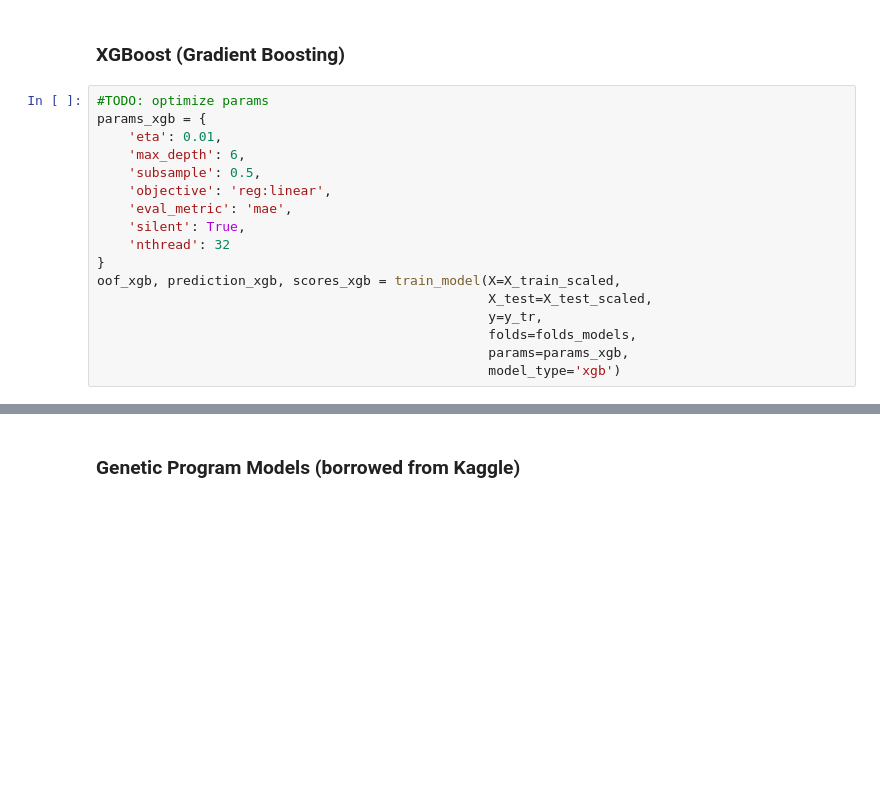
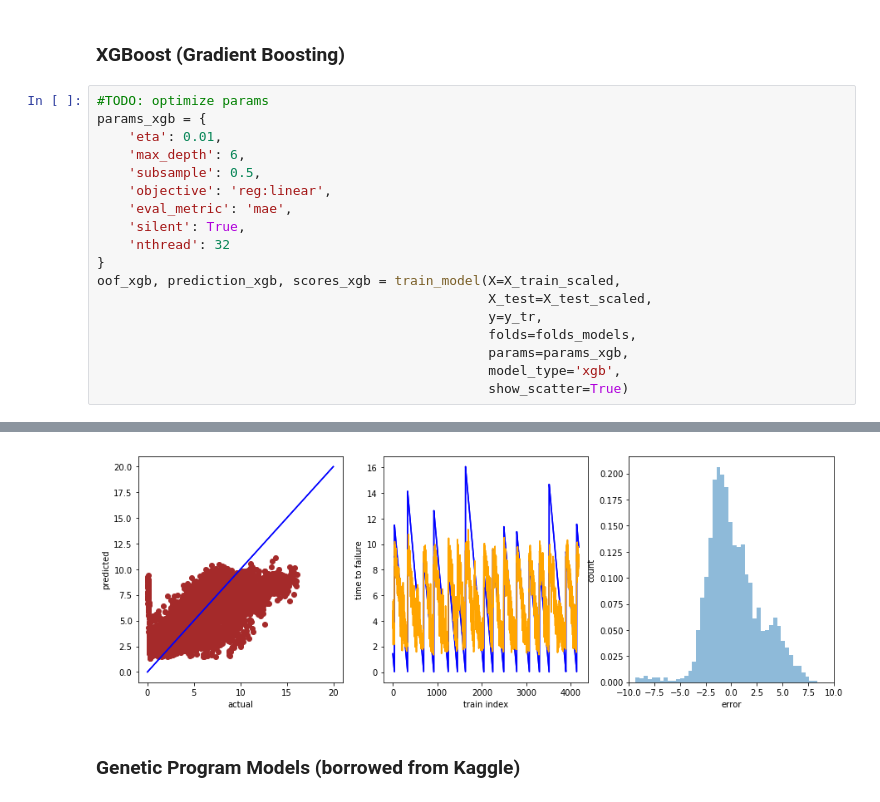
Before and after one commit to ricarddelgado/lanl-earthquake-kaggle, a Jupyter notebook: lanl_master_notebookv3.ipynb, the cells around one changed output, grey strips where cells are left out. Cells and saved outputs as stored; diff of their text form; blank space fills up the shorter version.

```diff
--- a/lanl_master_notebookv3.ipynb
+++ b/lanl_master_notebookv3.ipynb
@@ -427,4 +479,6 @@ oof_xgb, prediction_xgb, scores_xgb = train_model(X=X_train_scaled,
                                                   y=y_tr,
                                                   folds=folds_models,
                                                   params=params_xgb,
-                                                  model_type='xgb')
+                                                  model_type='xgb',
+                                                  show_scatter=True)
+# %% [output]
@@ -431,3 +491,4 @@ oof_xgb, prediction_xgb, scores_xgb = train_model(X=X_train_scaled,
+[figure, added]
 # %% [markdown]
 ### Genetic Program Models (borrowed from Kaggle)
 # %%
```
Also changed, not shown: parts of 22 cells of this notebook, 1 other file.
